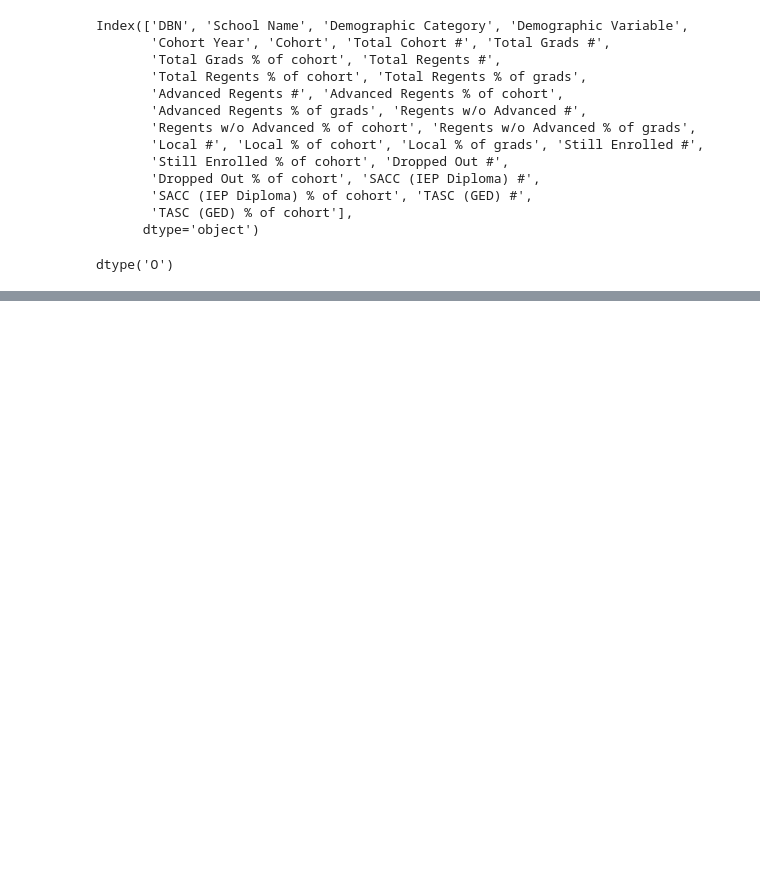
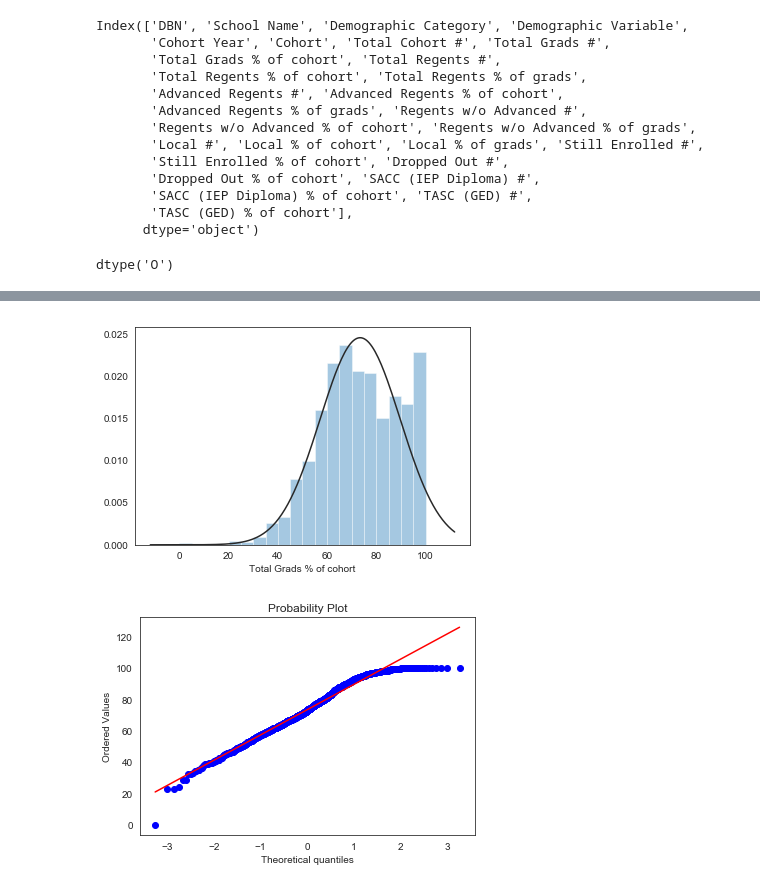
Before and after one commit to markabrennan/NYC-HS-Success, a Jupyter notebook: Prelim-EDA.ipynb, the cells around one changed output, grey strips where cells are left out. Drawn from its saved outputs; the diff is of its cells as text; code cells hidden in the pictures; blank space fills up the shorter version.

```diff
--- a/Prelim-EDA.ipynb
+++ b/Prelim-EDA.ipynb
@@ -881,0 +1000,8 @@ df_merged.Enrollment = enrollment_df.Enrollment
+# %%
+import scipy.stats as stats
+sns.distplot(df_merged['Total Grads % of cohort'], fit=stats.norm, bins=20, kde=False);
+fig = plt.figure()
+res = stats.probplot(df_merged['Total Grads % of cohort'], plot=plt)
+# %% [output]
+[figure, added]
+[figure, added]
```
Also changed, not shown: parts of 71 cells of this notebook, 2 other files.
